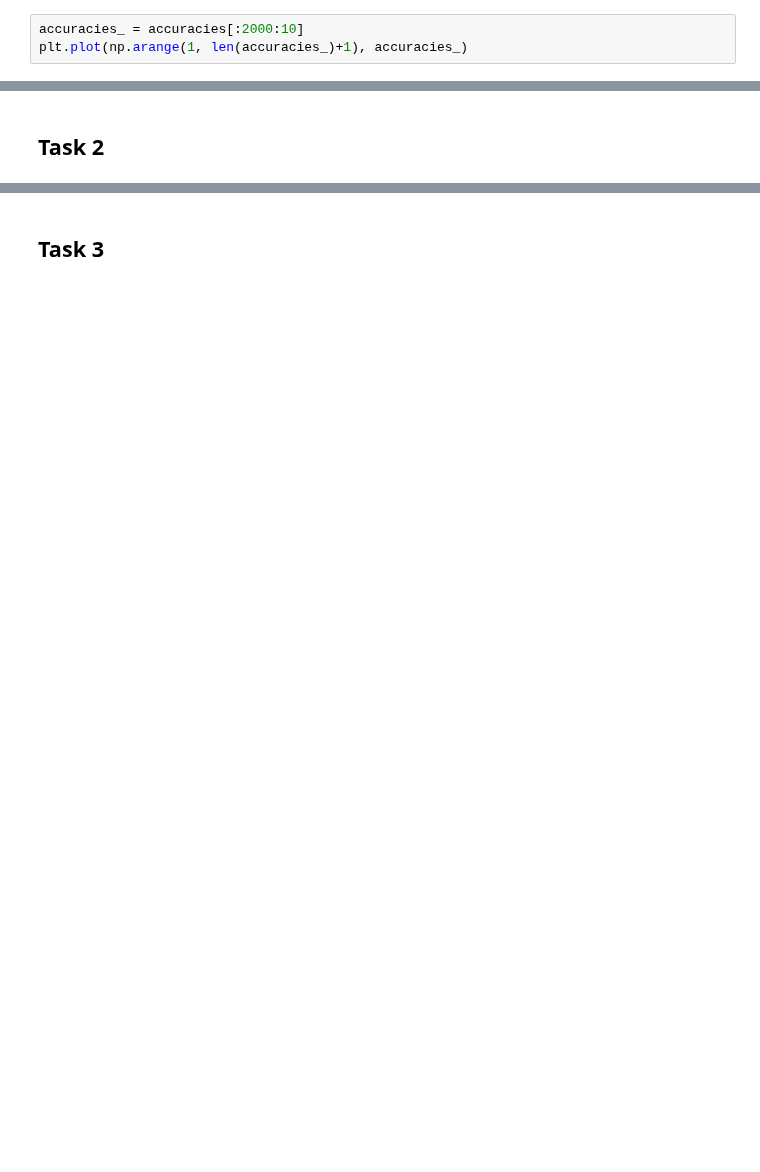
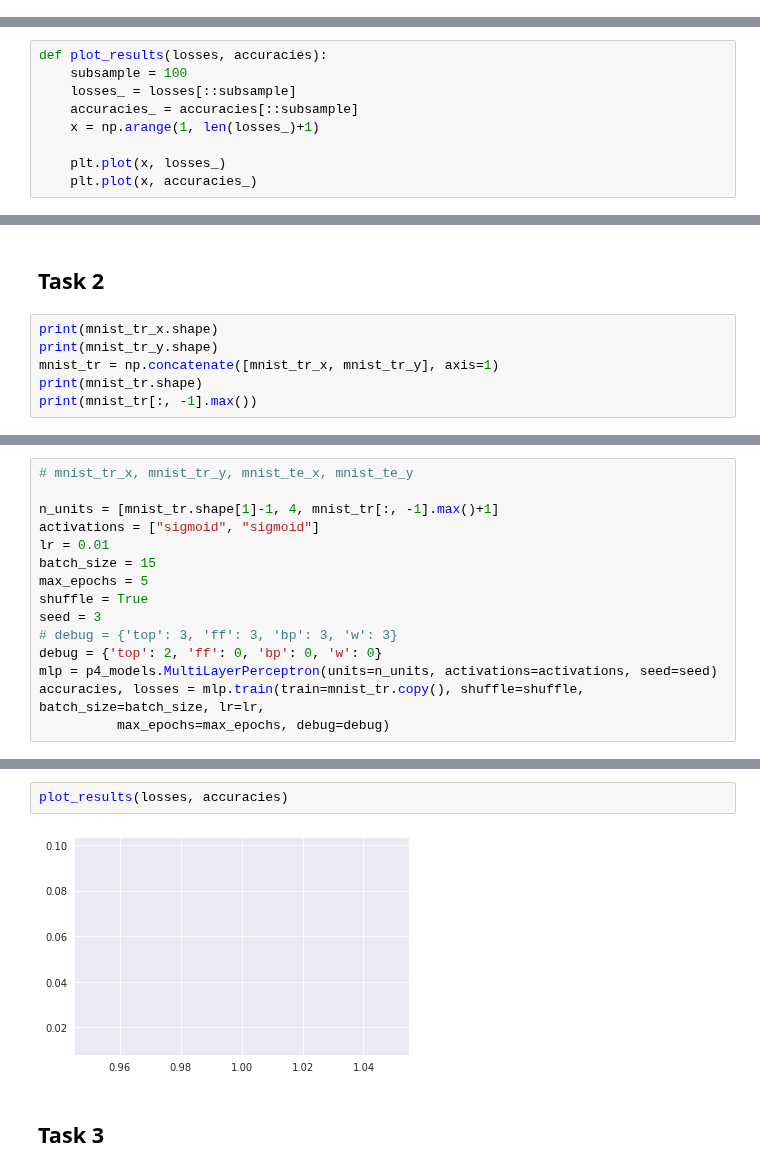
Before and after one commit to drkostas/Machine-Learning-Algorithms, a Jupyter notebook: Project4.ipynb, the cells around one changed output, grey strips where cells are left out. Saved outputs shown, nothing was run; the diff lists cells and outputs as text; blank space fills up the shorter version.

Commit message:
MultiLayerPerceptron works with Mnist, and improved the implementation #2

```diff
--- a/Project4.ipynb
+++ b/Project4.ipynb
@@ -132,3 +131,0 @@ accuracies = mlp.train(train=xor_data.copy(), shuffle=shuffle, batch_size=batch_
-# %%
-accuracies_ = accuracies[:2000:10]
-plt.plot(np.arange(1, len(accuracies_)+1), accuracies_)
@@ -137,0 +132,9 @@ plt.plot(np.arange(1, len(accuracies_)+1), accuracies_)
+# %%
+def plot_results(losses, accuracies):
+    subsample = 100
+    losses_ = losses[::subsample]
+    accuracies_ = accuracies[::subsample]
+    x = np.arange(1, len(losses_)+1)
+
+    plt.plot(x, losses_)
+    plt.plot(x, accuracies_)
@@ -138,2 +143,8 @@ plt.plot(np.arange(1, len(accuracies_)+1), accuracies_)
 # %% [markdown]
 ## Task 2
+# %%
+print(mnist_tr_x.shape)
+print(mnist_tr_y.shape)
+mnist_tr = np.concatenate([mnist_tr_x, mnist_tr_y], axis=1)
+print(mnist_tr.shape)
+print(mnist_tr[:, -1].max())
@@ -139,0 +156,15 @@ plt.plot(np.arange(1, len(accuracies_)+1), accuracies_)
+# %%
+# mnist_tr_x, mnist_tr_y, mnist_te_x, mnist_te_y
+
+n_units = [mnist_tr.shape[1]-1, 4, mnist_tr[:, -1].max()+1]
+activations = ["sigmoid", "sigmoid"]
+lr = 0.01
+batch_size = 15
+max_epochs = 5
+shuffle = True
+seed = 3
+# debug = {'top': 3, 'ff': 3, 'bp': 3, 'w': 3}
+debug = {'top': 2, 'ff': 0, 'bp': 0, 'w': 0}
+mlp = p4_models.MultiLayerPerceptron(units=n_units, activations=activations, seed=seed)
+accuracies, losses = mlp.train(train=mnist_tr.copy(), shuffle=shuffle, batch_size=batch_size, lr=lr,
+          max_epochs=max_epochs, debug=debug)
@@ -140,2 +189,6 @@ plt.plot(np.arange(1, len(accuracies_)+1), accuracies_)
+# %%
+plot_results(losses, accuracies)
+# %% [output]
+[figure, added]
 # %% [markdown]
 ## Task 3
```
Also changed, not shown: parts of 5 cells of this notebook, 1 other file.
